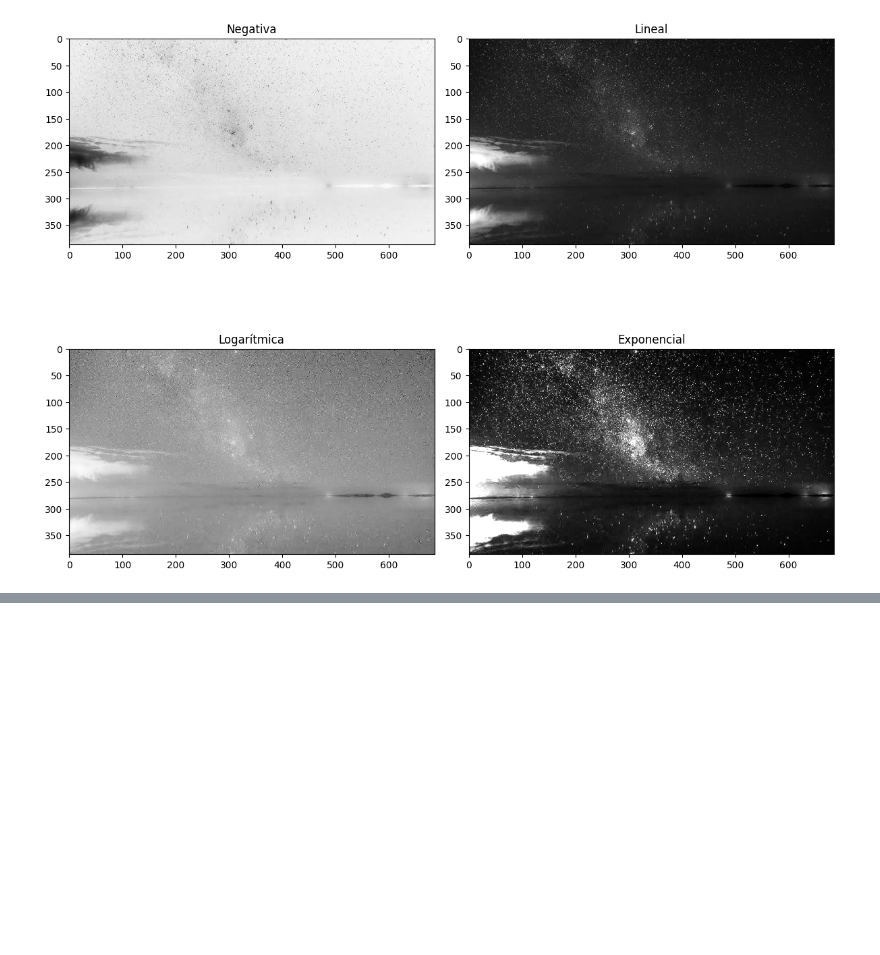
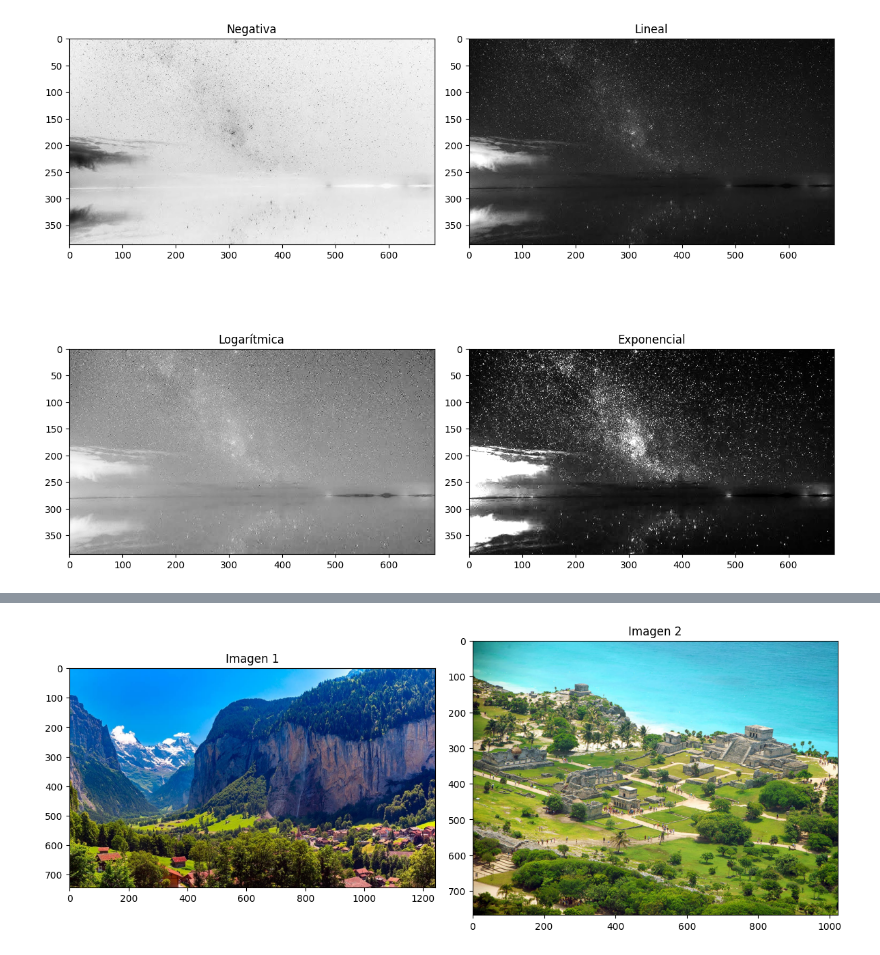
Before and after one commit to lpyo87/Text-Mining---Image-Recognition, a Jupyter notebook: Lab2-Luis_Perez.ipynb, the cells around one changed output, grey strips where cells are left out. Cells and saved outputs as stored; diff of their text form; code cells hidden in the pictures; blank space fills up the shorter version.

```diff
--- a/Lab2-Luis_Perez.ipynb
+++ b/Lab2-Luis_Perez.ipynb
@@ -129,0 +139,81 @@ plt.show()
+# %%
+def operaciones_img(img1, img2):
+    # Obtener las dimensiones de las imágenes
+    alto1, ancho1, _ = img1.shape
+    alto2, ancho2, _ = img2.shape
+
+    # Determinar las dimensiones mínimas
+    min_alto = min(alto1, alto2)
+    min_ancho = min(ancho1, ancho2)
+
+    # Redimensionar las imágenes al tamaño mínimo
+    img1_ajust = cv2.resize(img1, (min_ancho, min_alto))
+    img2_ajust = cv2.resize(img2, (min_ancho, min_alto))
+
+    # Convertir las imágenes a escala de grises
+    img_gris1 = cv2.cvtColor(img1_ajust, cv2.COLOR_BGR2GRAY)
+    img_gris2 = cv2.cvtColor(img2_ajust, cv2.COLOR_BGR2GRAY)
+
+    # Binarizar las imágenes en escala de grises
+    _, bin_img1 = cv2.threshold(img_gris1, 128, 255, cv2.THRESH_BINARY)
+    _, bin_img2 = cv2.threshold(img_gris2, 128, 255, cv2.THRESH_BINARY)
+
+    # Realizar operaciones lógicas
+    result_add = cv2.add(img1_ajust, img2_ajust)
+    result_sub = cv2.subtract(img1_ajust, img2_ajust)
+    result_and = cv2.bitwise_and(bin_img1, bin_img2)
+    result_or = cv2.bitwise_or(bin_img1, bin_img2)
+    result_xor = cv2.bitwise_xor(bin_img1, bin_img2)
+
+    return result_add, result_sub, result_and, result_or, result_xor
+
+# Cargar dos imágenes a color
+img1_path = 'lauterbrunnen-suiza-t.jpg'
+img2_path = 'Tulum-aerea-web.jpg'
+img1 = cv2.imread(img1_path)
+img2 = cv2.imread(img2_path)
+
+# Realizar operaciones y obtener los resultados
+add_result, sub_result, and_result, or_result, xor_result = operaciones_img(img1, img2)
+
+# Mostrar las imágenes originales
+plt.figure(figsize=(12, 5))
+
+plt.subplot(121)
+plt.imshow(cv2.cvtColor(img1, cv2.COLOR_BGR2RGB))
+plt.title('Imagen 1')
+
+plt.subplot(122)
+plt.imshow(cv2.cvtColor(img2, cv2.COLOR_BGR2RGB))
+plt.title('Imagen 2')
+
+plt.tight_layout()
+plt.show()
+
+# Mostrar los resultados de las operaciones
+plt.figure(figsize=(12, 10))
+
+plt.subplot(231)
+plt.imshow(cv2.cvtColor(add_result, cv2.COLOR_BGR2RGB))
+plt.title('Suma')
+
+plt.subplot(232)
+plt.imshow(cv2.cvtColor(sub_result, cv2.COLOR_BGR2RGB))
+plt.title('Resta')
+
+plt.subplot(233)
+plt.imshow(and_result, cmap='gray')
+plt.title('AND')
+
+plt.subplot(234)
+plt.imshow(or_result, cmap='gray')
+plt.title('OR')
+
+plt.subplot(235)
+plt.imshow(cv2.cvtColor(xor_result, cv2.COLOR_BGR2RGB))
+plt.title('XOR')
+
+plt.tight_layout()
+plt.show()
+# %% [output]
+[figure, added]
```
Also changed, not shown: parts of 6 cells of this notebook.
